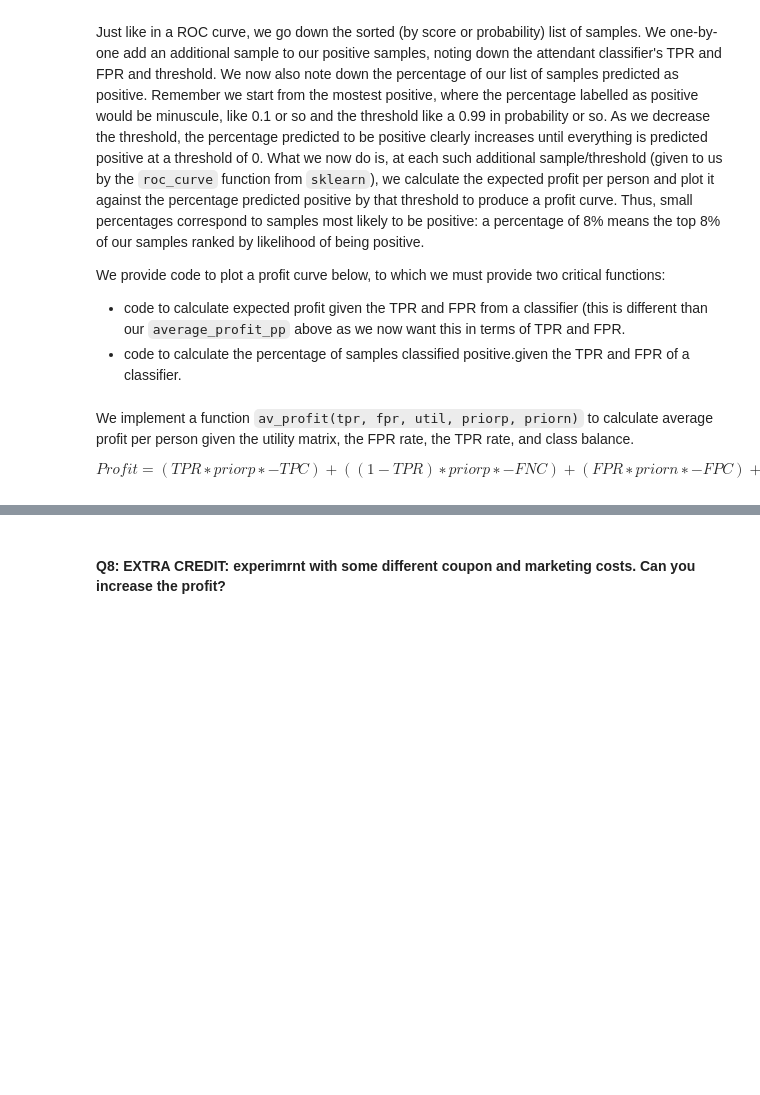
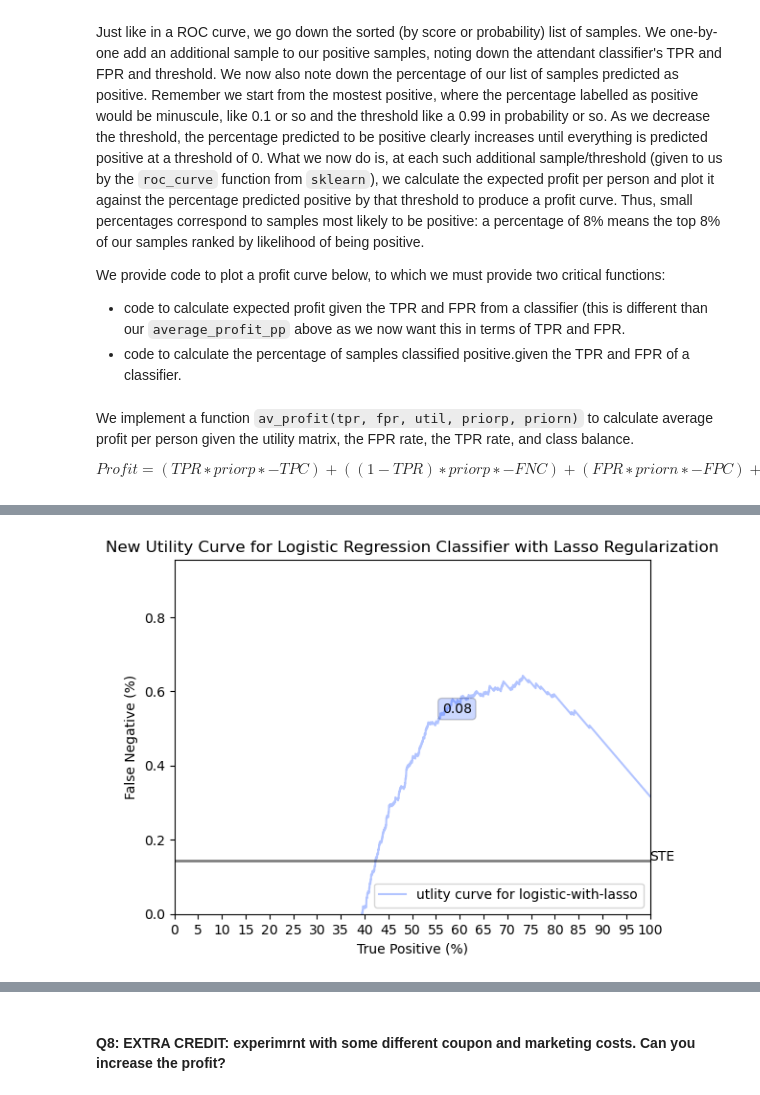
Before and after one commit to woojin-lee713/A2_Classihacking, a Jupyter notebook: assignment_clothing.ipynb, the cells around one changed output, grey strips where cells are left out. Cells and saved outputs as stored; diff of their text form; code cells hidden in the pictures; blank space fills up the shorter version.

```diff
--- a/assignment_clothing.ipynb
+++ b/assignment_clothing.ipynb
@@ -879,0 +907,16 @@ type here
+# %%
+#Recall of the cost and profit confusion matrix (KEEP EVERYTHING SAME)
+prep_and_mail=3
+coupon=15
+profit_margin=0.3
+# initial equation used to calculate profit and losses
+tnc=0.0
+tpc=prep_and_mail + coupon - np.mean(dftrain.AVRG)*profit_margin
+fnc=2*np.mean(dftrain.AVRG)*profit_margin
+fpc=prep_and_mail
+
+risk_matrix=np.array([[tnc, fpc],[fnc, tpc]])
+risk_matrix
+
+u = - risk_matrix
+u
@@ -879,0 +926,5 @@ type here
+# %%
+#SET THE threshold so that it breakseven and is between 0-0.2 in profit margins
+ypred_log_t = t_repredict(clflog, 0.13, Xtest)
+confy_matrix_log_t = confusion_matrix(ytest, ypred_log_t)
+print(confy_matrix_log_t)
@@ -879,0 +934,2 @@ type here
+# %%
+average_profit_pp(ytest, ypred_log_t, u)
@@ -879,0 +943,23 @@ type here
+# %%
+with sns.color_palette("bright"):
+    ax = make_profit("logistic-with-lasso", clflog_lasso, ytest, Xtest, u, threshold=True, labe=300)
+    ax.annotate("DSTE", (0.0, dsteval))
+    ax.annotate("STE", (100.0, steval))
+    plt.plot([0, 100], [steval, steval], 'k-', alpha=0.5, lw=2)
+    plt.xlim([0, 100])
+
+    # Set x-axis ticks every 5 points
+    ax.xaxis.set_major_locator(MultipleLocator(5))
+
+    # Set y-axis limit to start at zero
+    max_y = ax.get_ylim()[1]
+    ax.set_ylim(0, max_y)
+
+    # Adding labels and title to the plotted graph
+    plt.xlabel('True Positive (%)')
+    plt.ylabel('False Negative (%)')
+    plt.title('New Utility Curve for Logistic Regression Classifier with Lasso Regularization')
+
+plt.show()
+# %% [output]
+[figure, added]
```
Also changed, not shown: parts of 35 cells of this notebook.
